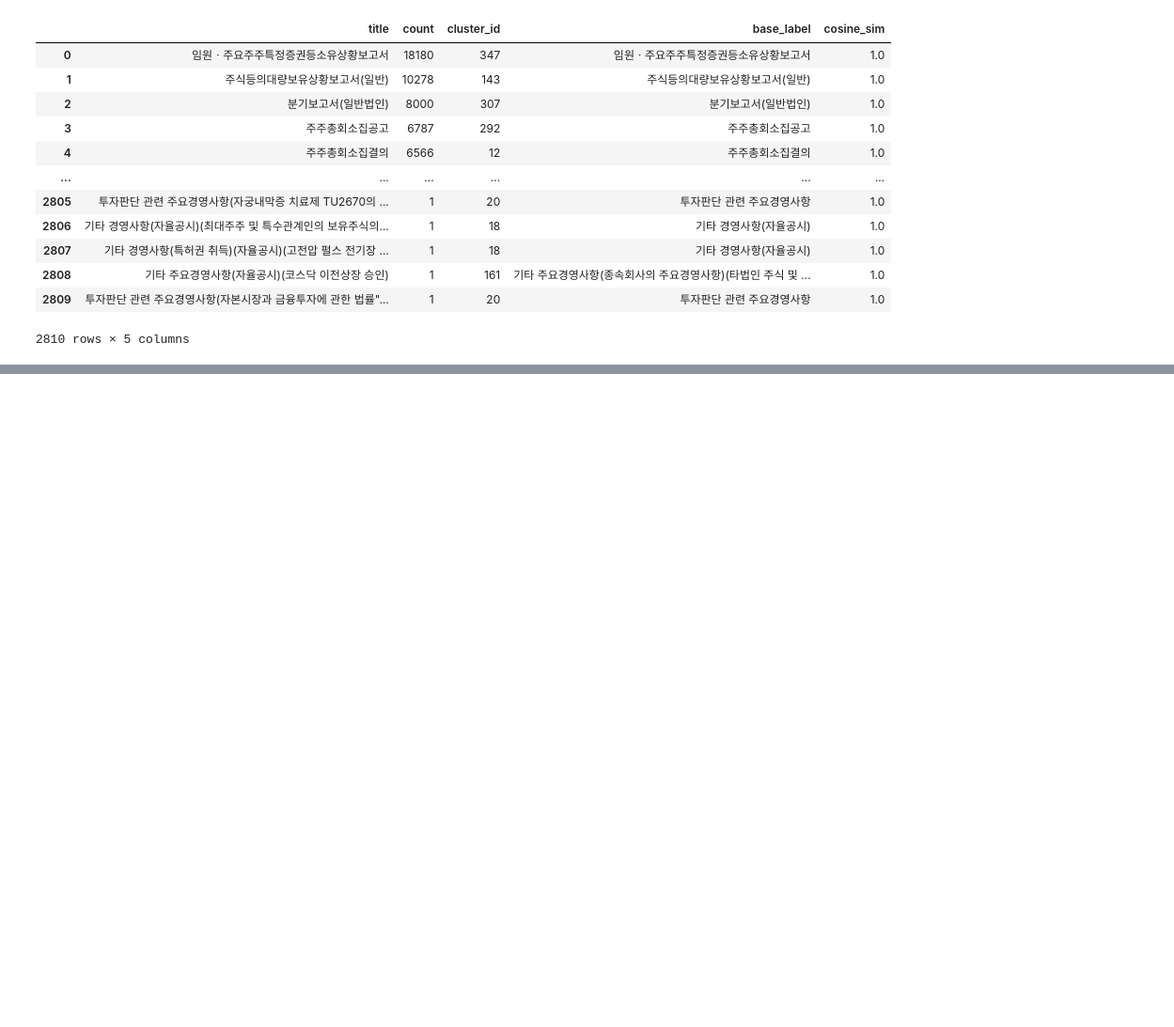
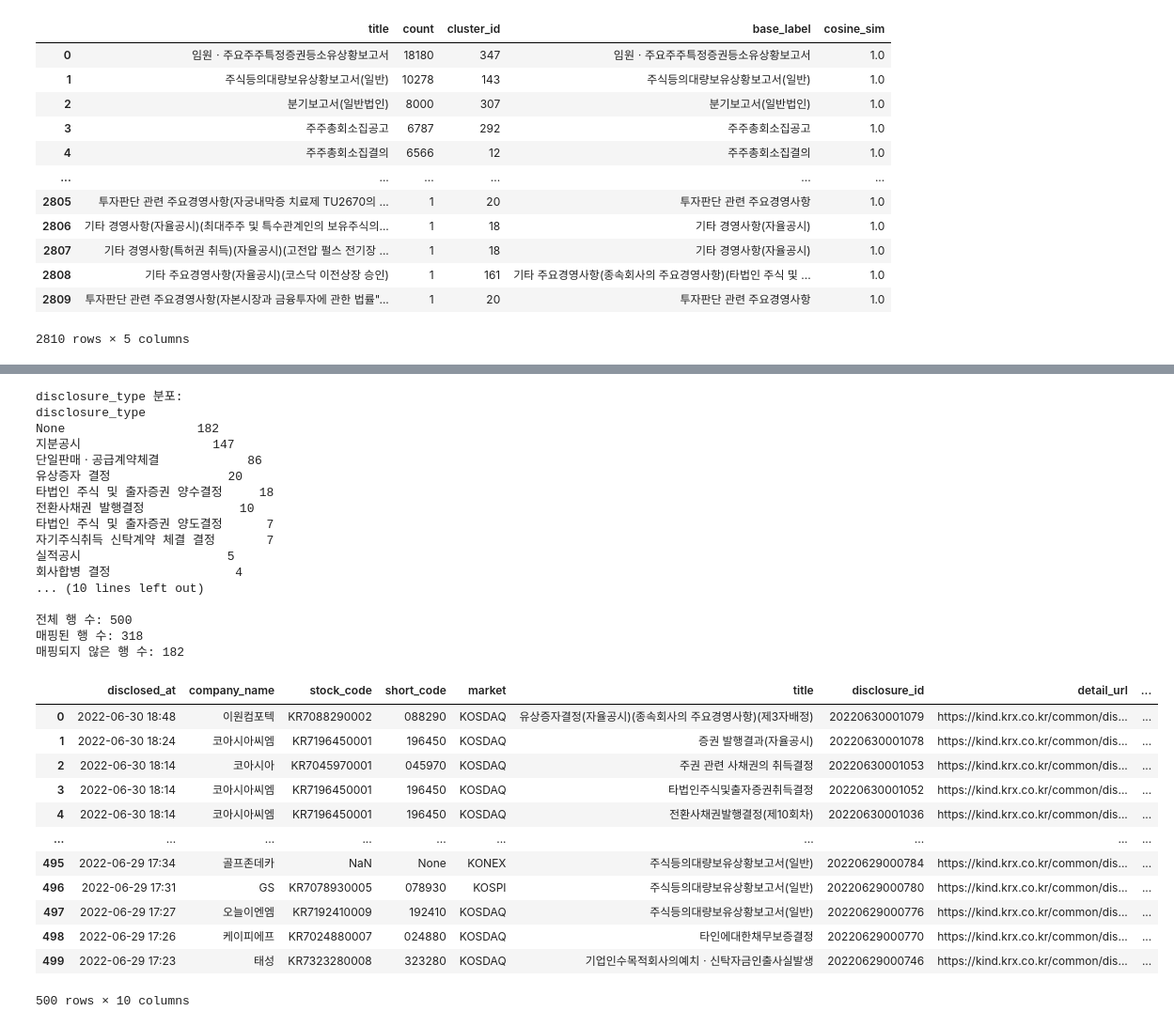
Before and after one commit to antaechan/dart-sentiment-analysis, a Jupyter notebook: analysis/kind.ipynb, the cells around one changed output, grey strips where cells are left out. Shown at 94% size. Drawn from its saved outputs; the diff is of its cells as text; code cells hidden in the pictures; blank space fills up the shorter version.

```diff
--- a/analysis/kind.ipynb
+++ b/analysis/kind.ipynb
@@ -278,0 +380,54 @@ base_df.to_csv("base_df.csv")
+# %%
+# example_df에 disclosure_type 필드 추가
+example_df["disclosure_type"] = None
+
+# keywords를 기반으로 disclosure_type 매핑
+for disclosure_type, title_variations in keywords.items():
+    if title_variations:  # 빈 리스트가 아닌 경우
+        # 각 title_variation이 title에 포함되어 있는지 확인
+        for variation in title_variations:
+            mask = example_df["title"].str.contains(variation, na=False)
+            example_df.loc[mask, "disclosure_type"] = disclosure_type
+    else:  # 빈 리스트인 경우, key 자체를 검색
+        mask = example_df["title"].str.contains(disclosure_type, na=False)
+        example_df.loc[mask, "disclosure_type"] = disclosure_type
+
+# 결과 확인
+print("disclosure_type 분포:")
+print(example_df["disclosure_type"].value_counts(dropna=False))
+print(f"\n전체 행 수: {len(example_df)}")
+print(f"매핑된 행 수: {example_df['disclosure_type'].notna().sum()}")
+print(f"매핑되지 않은 행 수: {example_df['disclosure_type'].isna().sum()}")
+
+example_df
+# %% [output]
+disclosure_type 분포:
+disclosure_type
+None                  182
+지분공시                  147
+단일판매ㆍ공급계약체결            86
+유상증자 결정                20
+타법인 주식 및 출자증권 양수결정     18
+전환사채권 발행결정             10
+타법인 주식 및 출자증권 양도결정      7
+자기주식취득 신탁계약 체결 결정       7
+실적공시                    5
+회사합병 결정                 4
+... (10 lines left out)
+
+전체 행 수: 500
+매핑된 행 수: 318
+매핑되지 않은 행 수: 182
+|  | disclosed_at | company_name | stock_code | short_code | market | title | disclosure_id | detail_url | ... |
+| 0 | 2022-06-30 18:48 | 이원컴포텍 | KR7088290002 | 088290 | KOSDAQ | 유상증자결정(자율공시)(종속회사의 주요경영사항)(제3자배정) | 20220630001079 | https://kind.krx.co.kr/common/dis... | ... |
+| 1 | 2022-06-30 18:24 | 코아시아씨엠 | KR7196450001 | 196450 | KOSDAQ | 증권 발행결과(자율공시) | 20220630001078 | https://kind.krx.co.kr/common/dis... | ... |
+| 2 | 2022-06-30 18:14 | 코아시아 | KR7045970001 | 045970 | KOSDAQ | 주권 관련 사채권의 취득결정 | 20220630001053 | https://kind.krx.co.kr/common/dis... | ... |
+| 3 | 2022-06-30 18:14 | 코아시아씨엠 | KR7196450001 | 196450 | KOSDAQ | 타법인주식및출자증권취득결정 | 20220630001052 | https://kind.krx.co.kr/common/dis... | ... |
+| 4 | 2022-06-30 18:14 | 코아시아씨엠 | KR7196450001 | 196450 | KOSDAQ | 전환사채권발행결정(제10회차) | 20220630001036 | https://kind.krx.co.kr/common/dis... | ... |
+| ... | ... | ... | ... | ... | ... | ... | ... | ... | ... |
+| 495 | 2022-06-29 17:34 | 골프존데카 | NaN | None | KONEX | 주식등의대량보유상황보고서(일반) | 20220629000784 | https://kind.krx.co.kr/common/dis... | ... |
+| 496 | 2022-06-29 17:31 | GS | KR7078930005 | 078930 | KOSPI | 주식등의대량보유상황보고서(일반) | 20220629000780 | https://kind.krx.co.kr/common/dis... | ... |
+| 497 | 2022-06-29 17:27 | 오늘이엔엠 | KR7192410009 | 192410 | KOSDAQ | 주식등의대량보유상황보고서(일반) | 20220629000776 | https://kind.krx.co.kr/common/dis... | ... |
+| 498 | 2022-06-29 17:26 | 케이피에프 | KR7024880007 | 024880 | KOSDAQ | 타인에대한채무보증결정 | 20220629000770 | https://kind.krx.co.kr/common/dis... | ... |
+| 499 | 2022-06-29 17:23 | 태성 | KR7323280008 | 323280 | KOSDAQ | 기업인수목적회사의예치ㆍ신탁자금인출사실발생 | 20220629000746 | https://kind.krx.co.kr/common/dis... | ... |
+500 rows × 10 columns
```
Also changed, not shown: parts of 13 cells of this notebook, 1 other file.
